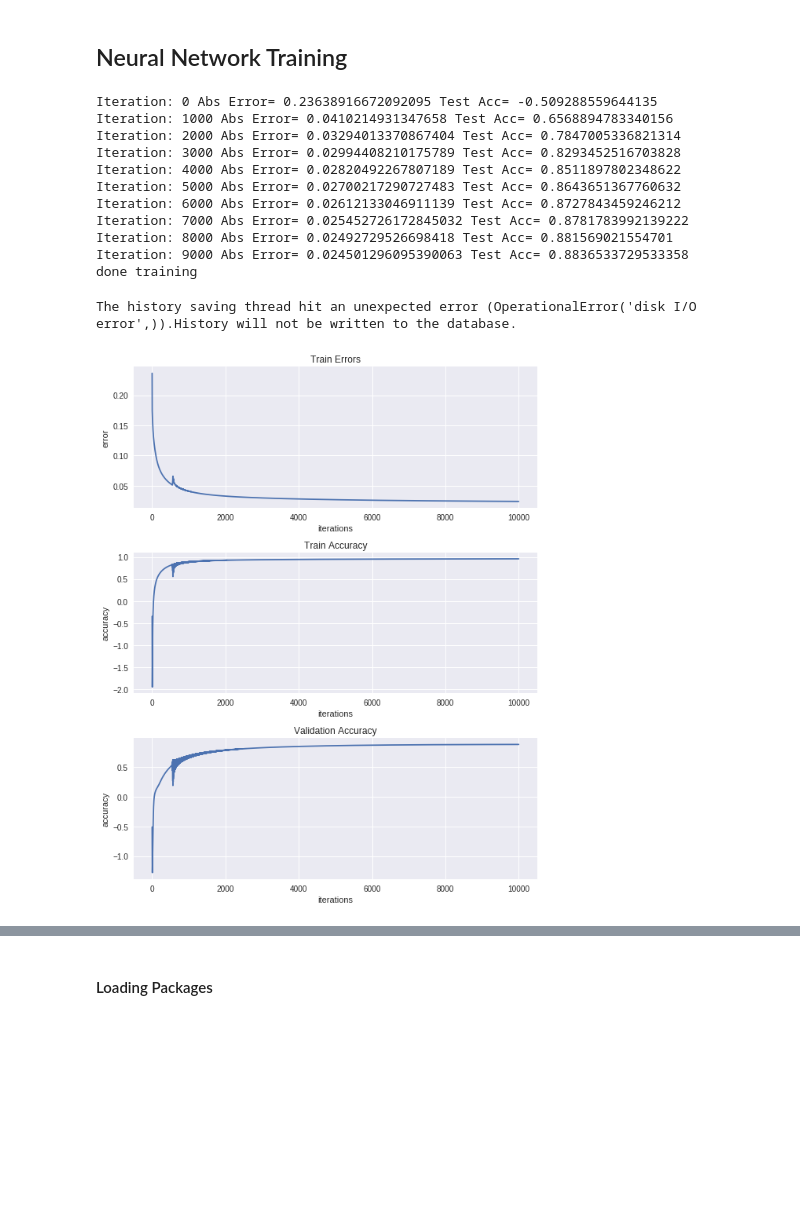
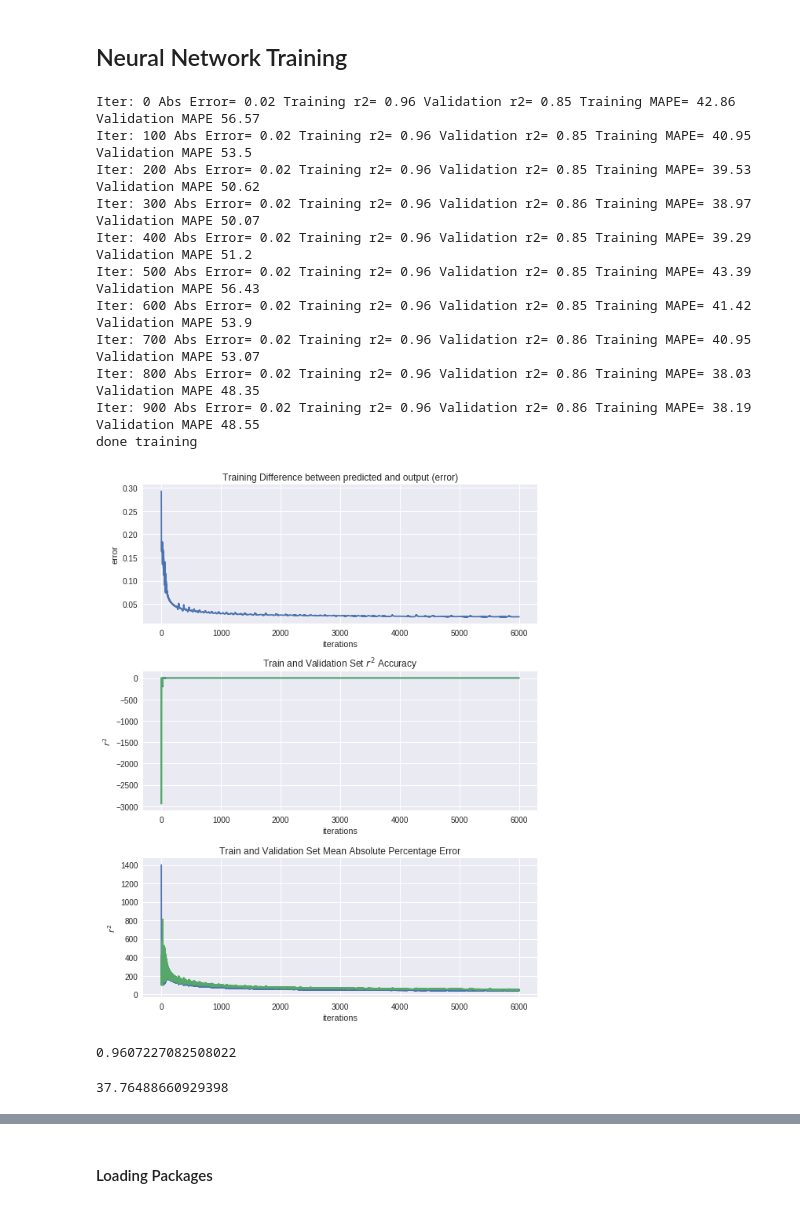
Before and after one commit to PrinceJavier/bikesharing-count-prediction-NN, a Jupyter notebook: SLT4a-DL-Lab-1.ipynb, the cells around one changed output, grey strips where cells are left out. Drawn from its saved outputs; the diff is of its cells as text; code cells hidden in the pictures; blank space fills up the shorter version.

Commit message:
improved NN model and added MAPE as error measurement

```diff
--- a/SLT4a-DL-Lab-1.ipynb
+++ b/SLT4a-DL-Lab-1.ipynb
@@ -374,7 +373,9 @@ for x in ['temp', 'atemp', 'hum', 'windspeed']:
 ## Data Preprocessing
 # %%
 # Import packages
-from sklearn.preprocessing import MinMaxScaler
+from sklearn.preprocessing import MinMaxScaler, StandardScaler
+import warnings
+warnings.filterwarnings("ignore")
 
 # Identify the fields that need to be one-hot encoded, dropped
 dummy_fields = ['season', 'weathersit', 'mnth', 'hr', 'weekday']
@@ -404,11 +405,13 @@ print(f"> {y.shape} rows and columns in target dataset.")
 print(f"> Features selected: {list(X.columns)}")
 print(f"> Target: {y.columns[0]}")
 
-# Scale targets and features to have values in [0, 1]
+# Scale targets and features to have values in [-1, 1]
 # In the case of the target, we simply divide by 1000 to maintain interpretability
-mmsc = MinMaxScaler()
-X_2 = mmsc.fit_transform(X)
+sc = MinMaxScaler()
+# sc = StandardScaler()
+X_2 = sc.fit_transform(X)
 y = y / 1000
+# y = sc.fit_transform(y)
 print(f"> Targets and features scaled.")
 
 # Split into training, validation (during training) and test sets (after training).
@@ -602,56 +627,65 @@ class NN_reg():
         return y_out_test
 # %%
 X_train2 = X_train[:]
-y_train2 = y_train.iloc[:, 0].values.reshape(-1, 1)
+y_train2 = y_train.values[:]
 
 X_valid2 = X_valid[:]
-y_valid2 = y_valid.iloc[:, 0].values.reshape(-1, 1)
+y_valid2 = y_valid[:]
 
 X_test2 = X_test[:]
 y_test2 = y_test[:]
 
-nodes = [56, 56, 1]
-
+nodes = [56, 50, 1]
 
 NN_ = NN_reg(X_train2, y_train2,
              X_valid2, y_valid2,
              num_hidden_layers=1,
              nodes=nodes,
-             learning_rate=(0.001, 0.0001),
+             learning_rate=(0.01, 0.001),
              activation=('linear', 'sin', 'sigmoid'))
 # %%
-NN_.feed_forward(10000)
+NN_.feed_forward(1000)
 # %% [output]
-Iteration: 0 Abs Error= 0.23638916672092095 Test Acc= -0.509288559644135
-Iteration: 1000 Abs Error= 0.0410214931347658 Test Acc= 0.6568894783340156
-Iteration: 2000 Abs Error= 0.03294013370867404 Test Acc= 0.7847005336821314
-Iteration: 3000 Abs Error= 0.02994408210175789 Test Acc= 0.8293452516703828
-Iteration: 4000 Abs Error= 0.02820492267807189 Test Acc= 0.8511897802348622
-Iteration: 5000 Abs Error= 0.02700217290727483 Test Acc= 0.8643651367760632
-Iteration: 6000 Abs Error= 0.02612133046911139 Test Acc= 0.8727843459246212
-Iteration: 7000 Abs Error= 0.025452726172845032 Test Acc= 0.8781783992139222
-Iteration: 8000 Abs Error= 0.02492729526698418 Test Acc= 0.881569021554701
-Iteration: 9000 Abs Error= 0.024501296095390063 Test Acc= 0.8836533729533358
+Iter: 0 Abs Error= 0.02 Training r2= 0.96 Validation r2= 0.85 Training MAPE= 42.86 Validation MAPE 56.57
+Iter: 100 Abs Error= 0.02 Training r2= 0.96 Validation r2= 0.85 Training MAPE= 40.95 Validation MAPE 53.5
+Iter: 200 Abs Error= 0.02 Training r2= 0.96 Validation r2= 0.85 Training MAPE= 39.53 Validation MAPE 50.62
+Iter: 300 Abs Error= 0.02 Training r2= 0.96 Validation r2= 0.86 Training MAPE= 38.97 Validation MAPE 50.07
+Iter: 400 Abs Error= 0.02 Training r2= 0.96 Validation r2= 0.85 Training MAPE= 39.29 Validation MAPE 51.2
+Iter: 500 Abs Error= 0.02 Training r2= 0.96 Validation r2= 0.85 Training MAPE= 43.39 Validation MAPE 56.43
+Iter: 600 Abs Error= 0.02 Training r2= 0.96 Validation r2= 0.85 Training MAPE= 41.42 Validation MAPE 53.9
+Iter: 700 Abs Error= 0.02 Training r2= 0.96 Validation r2= 0.86 Training MAPE= 40.95 Validation MAPE 53.07
+Iter: 800 Abs Error= 0.02 Training r2= 0.96 Validation r2= 0.86 Training MAPE= 38.03 Validation MAPE 48.35
+Iter: 900 Abs Error= 0.02 Training r2= 0.96 Validation r2= 0.86 Training MAPE= 38.19 Validation MAPE 48.55
 done training
 # %%
 # Plot training error, training accuracy, and validation accuracy
 f, ax = plt.subplots(3, 1, figsize=(8,10))
 ax[0].plot(NN_.train_errors)
-ax[0].set_title('Train Errors')
+ax[0].set_title('Training Difference between predicted and output (error)')
 ax[0].set_xlabel('iterations')
 ax[0].set_ylabel('error')
 
-ax[1].plot(NN_.train_accs)
-ax[1].set_title('Train Accuracy')
+ax[1].plot(NN_.train_r2, label='train r2')
+ax[1].plot(NN_.test_r2, label='validation r2')
+ax[1].set_title(r'Train and Validation Set $r^2$ Accuracy')
 ax[1].set_xlabel('iterations')
-ax[1].set_ylabel('accuracy')
+ax[1].set_ylabel(r'$r^2$')
 
-ax[2].plot(NN_.test_accs)
-ax[2].set_title('Validation Accuracy')
+ax[2].plot(NN_.train_mape, label='train mape')
+ax[2].plot(NN_.test_mape, label='validation mape')
+ax[2].set_title(r'Train and Validation Set Mean Absolute Percentage Error')
 ax[2].set_xlabel('iterations')
-ax[2].set_ylabel('accuracy')
+ax[2].set_ylabel(r'$r^2$')
 
 plt.tight_layout()
 # %% [output]
-The history saving thread hit an unexpected error (OperationalError('disk I/O error',)).History will not be written to the database.
-[figure, old version]
+[figure, new version]
+# %%
+# best training accuracies
+y_out_test = NN_.predict(X_train2)
+test_r2 = r2_score(y_out_test, y_train2)
+test_mape = mape(y_out_test, y_train2)
+display(test_r2, test_mape)
+# %% [output]
+0.9607227082508022
+37.76488660929398
```
Also changed, not shown: parts of 12 cells of this notebook.
